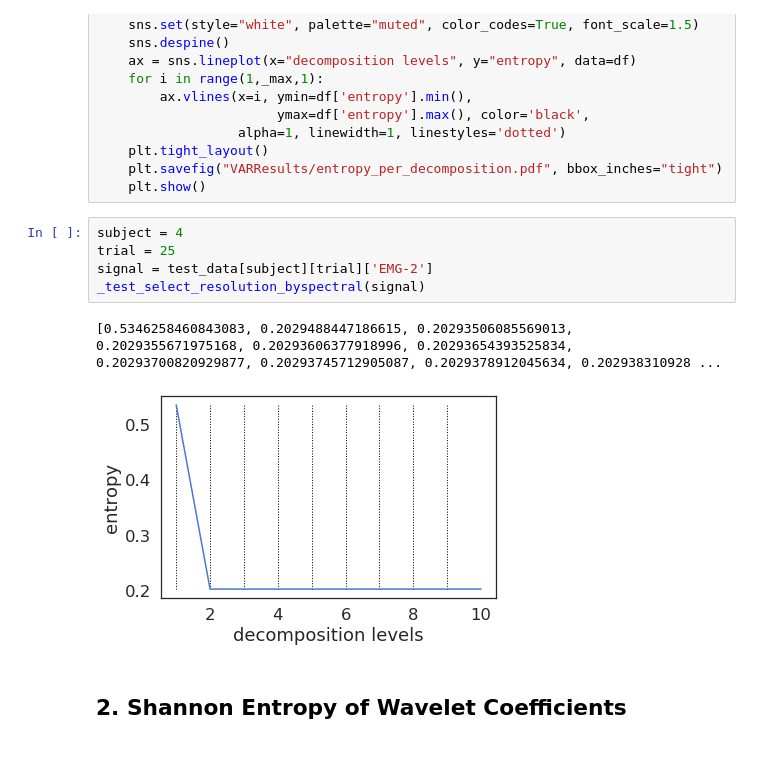
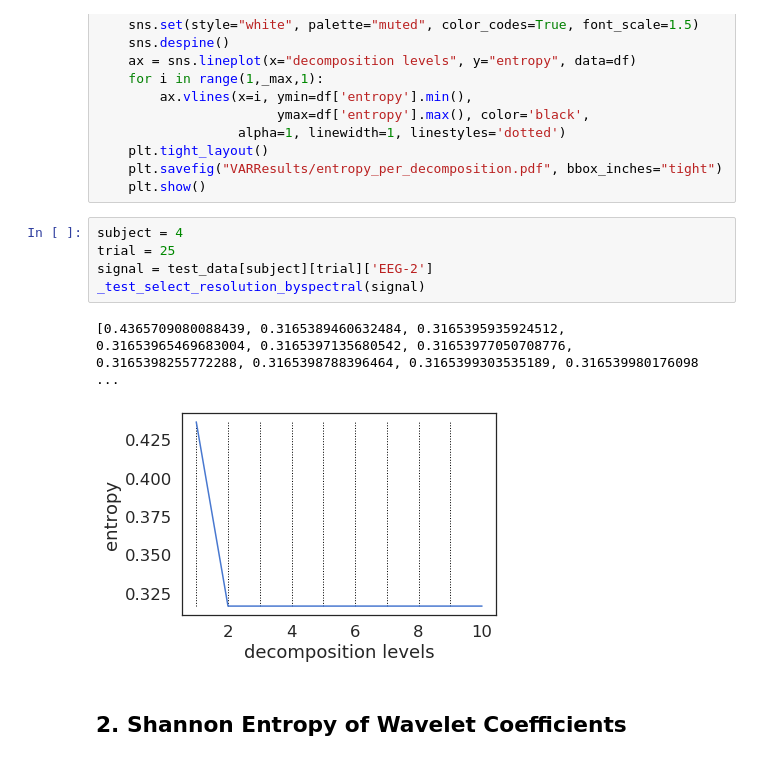
Before and after one commit to andac-demir/HapticsDynamicSystemIdentification, a Jupyter notebook: decomposition_entropy.ipynb, the cells around one changed output. Saved outputs shown, nothing was run; the diff lists cells and outputs as text.

```diff
--- a/decomposition_entropy.ipynb
+++ b/decomposition_entropy.ipynb
@@ -401,11 +401,11 @@ def _test_select_resolution_byspectral(signal):
 # %%
 subject = 4
 trial = 25
-signal = test_data[subject][trial]['EMG-2']
+signal = test_data[subject][trial]['EEG-2']
 _test_select_resolution_byspectral(signal)
 # %% [output]
-[0.5346258460843083, 0.2029488447186615, 0.20293506085569013, 0.2029355671975168, 0.20293606377918996, 0.20293654393525834, 0.20293700820929877, 0.20293745712905087, 0.2029378912045634, 0.202938310928 ...
+[0.4365709080088439, 0.3165389460632484, 0.3165395935924512, 0.31653965469683004, 0.3165397135680542, 0.31653977050708776, 0.3165398255772288, 0.3165398788396464, 0.3165399303535189, 0.316539980176098 ...
-[figure, old version]
+[figure, new version]
 # %% [markdown]
 ## 2. Shannon Entropy of Wavelet Coefficients
 # %% [markdown]
```
Also changed, not shown: parts of 5 cells of this notebook.
